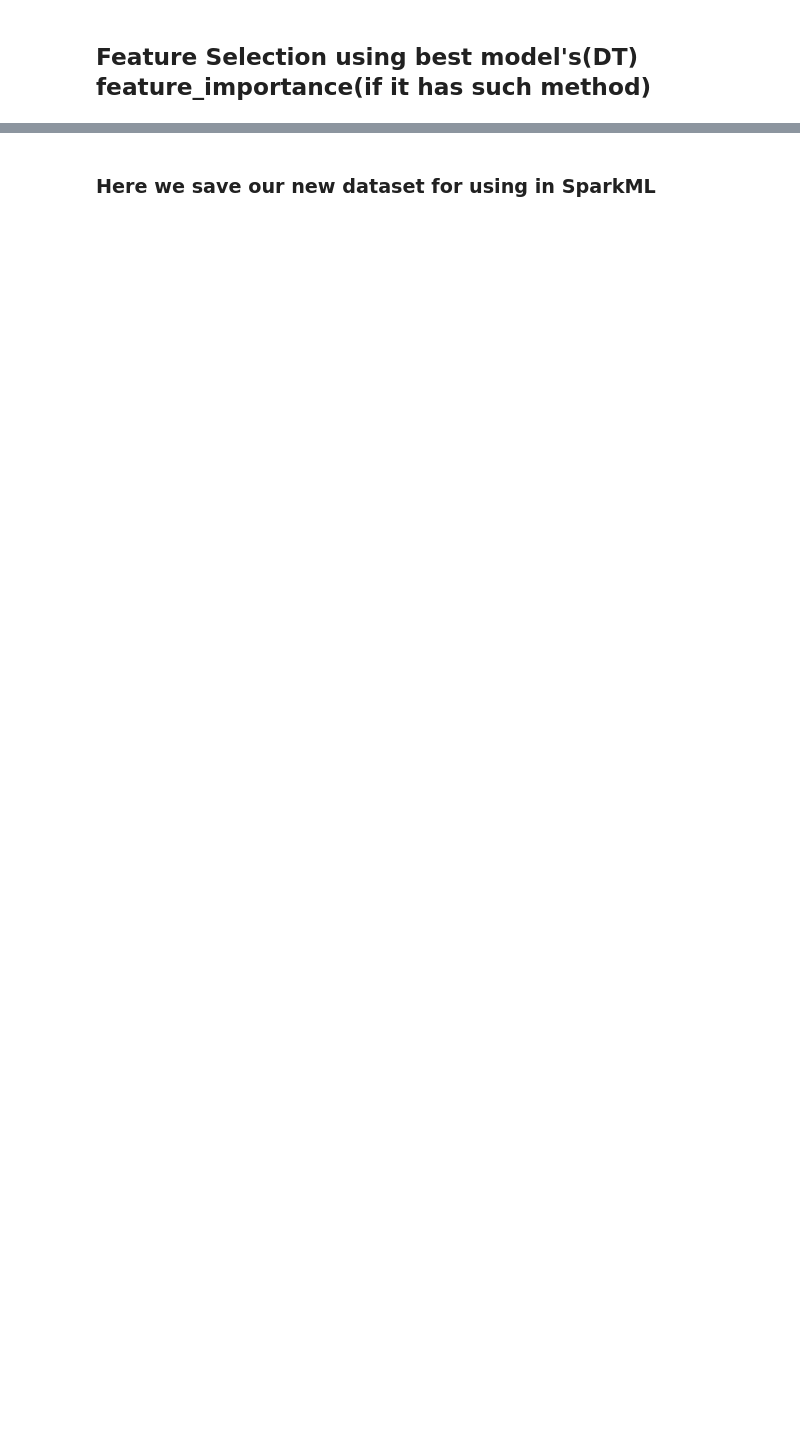
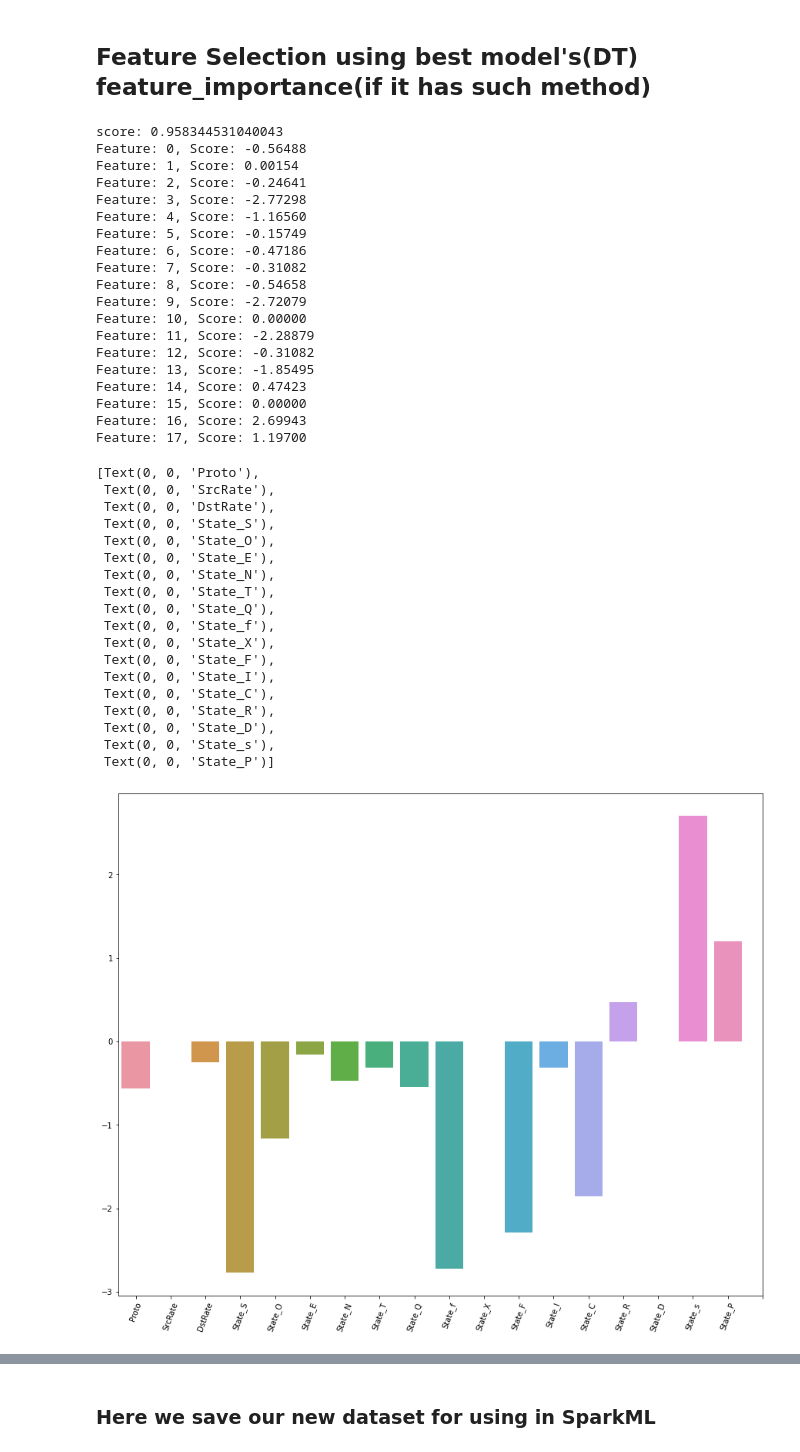
Before and after one commit to meysam-amini/iot-network-intrusion-dataset, a Jupyter notebook: IoT_Intrusion_Dataset.ipynb, the cells around one changed output, grey strips where cells are left out. Drawn from its saved outputs; the diff is of its cells as text; code cells hidden in the pictures; blank space fills up the shorter version.

```diff
--- a/IoT_Intrusion_Dataset.ipynb
+++ b/IoT_Intrusion_Dataset.ipynb
@@ -1269,4 +1264,58 @@ MLPC
 # %%
 
 X_train, X_test, y_train, y_test = train_test_split( x, y, test_size=0.3, random_state=42,stratify=y)
+# %%
+LR=LogisticRegression(random_state=seed,C=10,max_iter=100)
+LR.fit(X_train,y_train)
+
+print(f'score: {LR.score(X_test,y_test)}')
+importance = LR.coef_[0]
+# summarize feature importance
+for i,v in enumerate(importance):
+	print('Feature: %0d, Score: %.5f' % (i,v))
+# plot feature importance
+
+plt.figure(figsize=(15,12))
+fig=sns.barplot([x for x in range(len(importance))], importance)
+fig.set_xticks(np.linspace(0,x.columns.size,x.columns.size+1))
+fig.axes.set_xticklabels(x.columns, rotation=70)
+# %% [output]
+score: 0.958344531040043
+Feature: 0, Score: -0.56488
+Feature: 1, Score: 0.00154
+Feature: 2, Score: -0.24641
+Feature: 3, Score: -2.77298
+Feature: 4, Score: -1.16560
+Feature: 5, Score: -0.15749
+Feature: 6, Score: -0.47186
+Feature: 7, Score: -0.31082
+Feature: 8, Score: -0.54658
+Feature: 9, Score: -2.72079
+Feature: 10, Score: 0.00000
+Feature: 11, Score: -2.28879
+Feature: 12, Score: -0.31082
+Feature: 13, Score: -1.85495
+Feature: 14, Score: 0.47423
+Feature: 15, Score: 0.00000
+Feature: 16, Score: 2.69943
+Feature: 17, Score: 1.19700
+[Text(0, 0, 'Proto'),
+ Text(0, 0, 'SrcRate'),
+ Text(0, 0, 'DstRate'),
+ Text(0, 0, 'State_S'),
+ Text(0, 0, 'State_O'),
+ Text(0, 0, 'State_E'),
+ Text(0, 0, 'State_N'),
+ Text(0, 0, 'State_T'),
+ Text(0, 0, 'State_Q'),
+ Text(0, 0, 'State_f'),
+ Text(0, 0, 'State_X'),
+ Text(0, 0, 'State_F'),
+ Text(0, 0, 'State_I'),
+ Text(0, 0, 'State_C'),
+ Text(0, 0, 'State_R'),
+ Text(0, 0, 'State_D'),
+ Text(0, 0, 'State_s'),
+ Text(0, 0, 'State_P')]
+[figure, added]
 # %%
```
Also changed, not shown: parts of 18 cells of this notebook.
